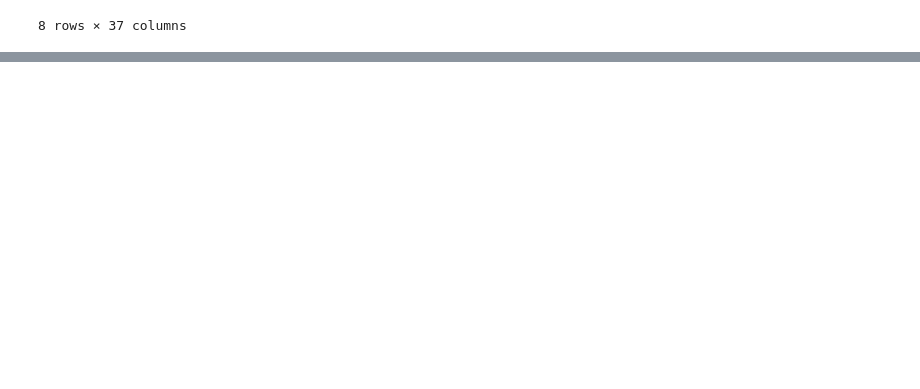
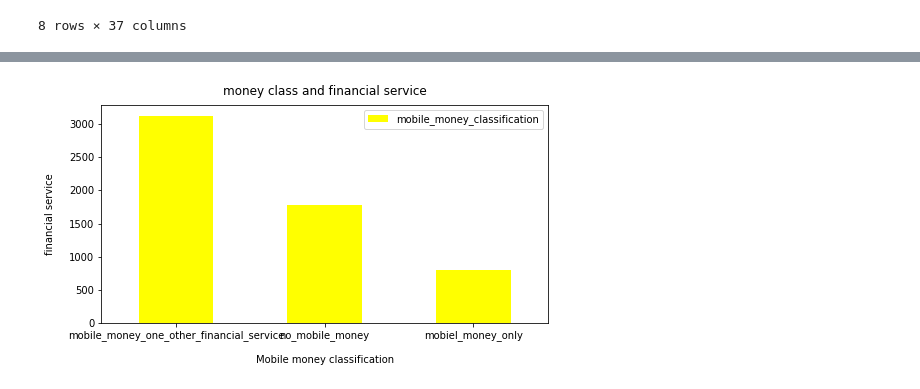
Before and after one commit to phethi10/FINANCIAL-SERVICES-USE-IN-TANZANIA, a Jupyter notebook: Untitled.ipynb, the cells around one changed output, grey strips where cells are left out. Saved outputs shown, nothing was run; the diff lists cells and outputs as text; code cells hidden in the pictures; blank space fills up the shorter version.

```diff
--- a/Untitled.ipynb
+++ b/Untitled.ipynb
@@ -137,0 +123,11 @@ dataset.head()
+# %%
+#graph representing financial service with mobile,non-mobile and both.
+import matplotlib.pyplot as plt
+dataset.mobile_money_classification.value_counts().plot(color='yellow' , kind='bar', figsize=(8, 4), rot=0)
+plt.xlabel("Mobile money classification", labelpad=14)
+plt.ylabel("financial service", labelpad=14)
+plt.title("money class and financial service", y=1.02)
+plt.legend()
+plt.show()
+# %% [output]
+[figure, added]
```
Also changed, not shown: parts of 23 cells of this notebook.
